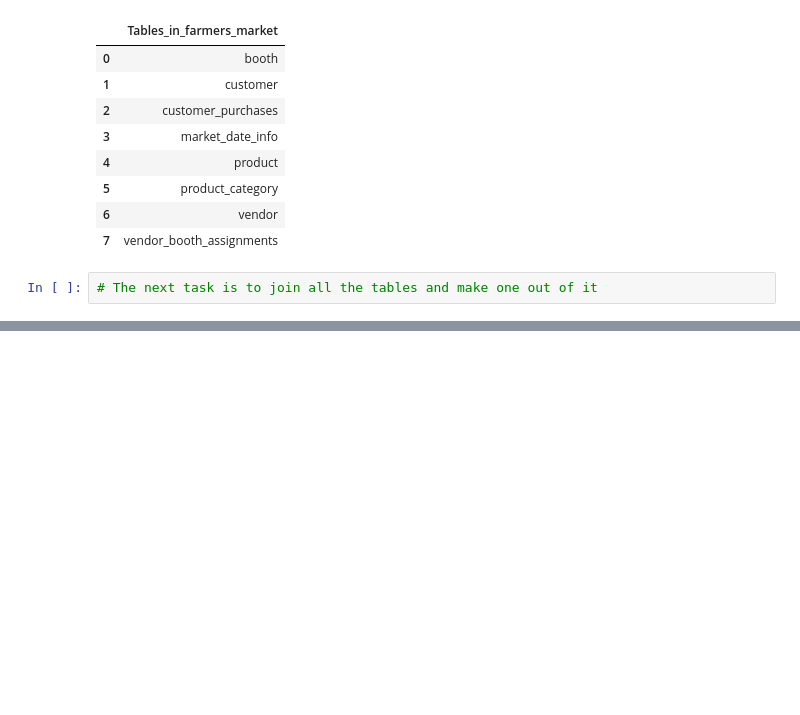
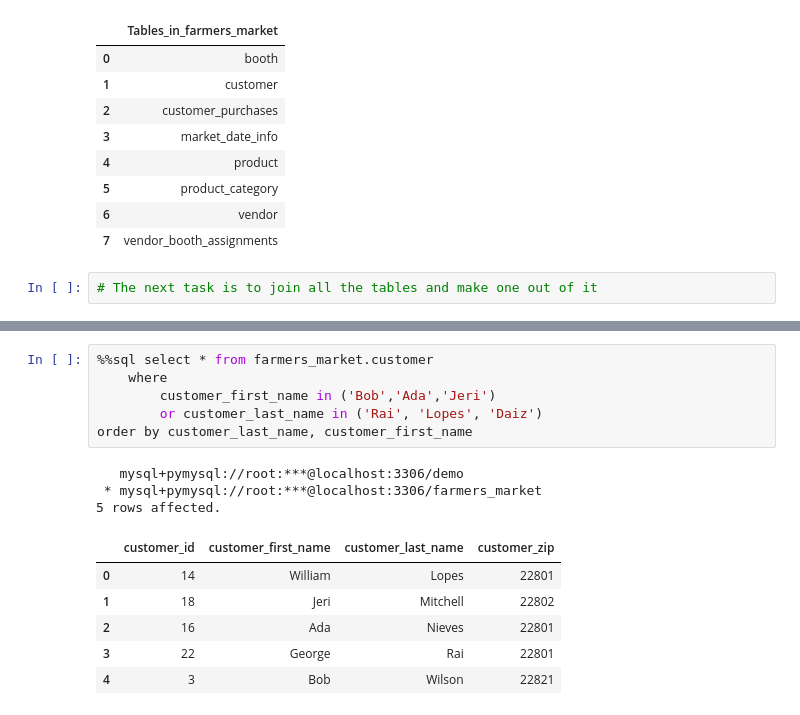
Before and after one commit to KunalNeon/SQL-For-Data-Scientist, a Jupyter notebook: sql.ipynb, the cells around one changed output, grey strips where cells are left out. Cells and saved outputs as stored; diff of their text form; blank space fills up the shorter version.

```diff
--- a/sql.ipynb
+++ b/sql.ipynb
@@ -281,0 +365,16 @@ and table_name="customer";
+# %%
+%%sql select * from farmers_market.customer
+    where
+        customer_first_name in ('Bob','Ada','Jeri')
+        or customer_last_name in ('Rai', 'Lopes', 'Daiz')
+order by customer_last_name, customer_first_name
+# %% [output]
+   mysql+pymysql://root:***@localhost:3306/demo
+ * mysql+pymysql://root:***@localhost:3306/farmers_market
+5 rows affected.
+|  | customer_id | customer_first_name | customer_last_name | customer_zip |
+| 0 | 14 | William | Lopes | 22801 |
+| 1 | 18 | Jeri | Mitchell | 22802 |
+| 2 | 16 | Ada | Nieves | 22801 |
+| 3 | 22 | George | Rai | 22801 |
+| 4 | 3 | Bob | Wilson | 22821 |
```
Also changed, not shown: parts of 27 cells of this notebook.
